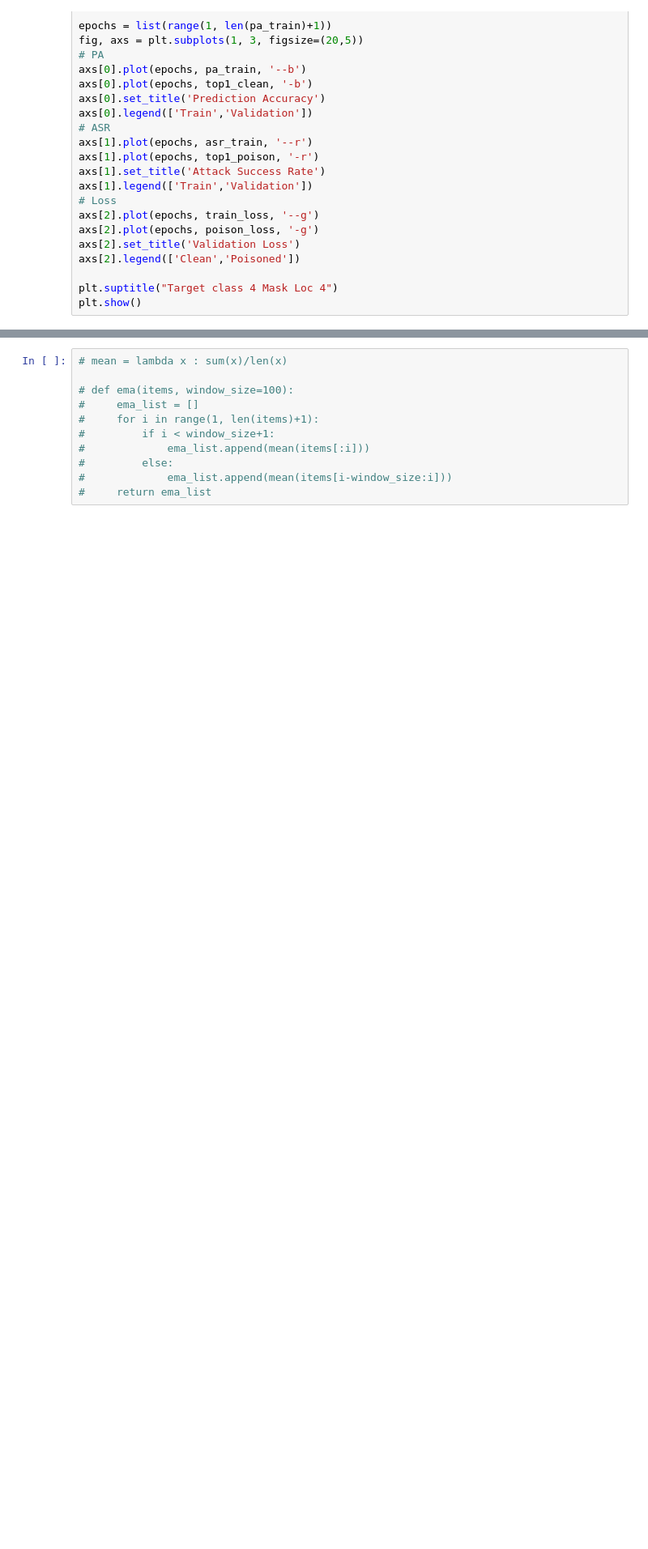
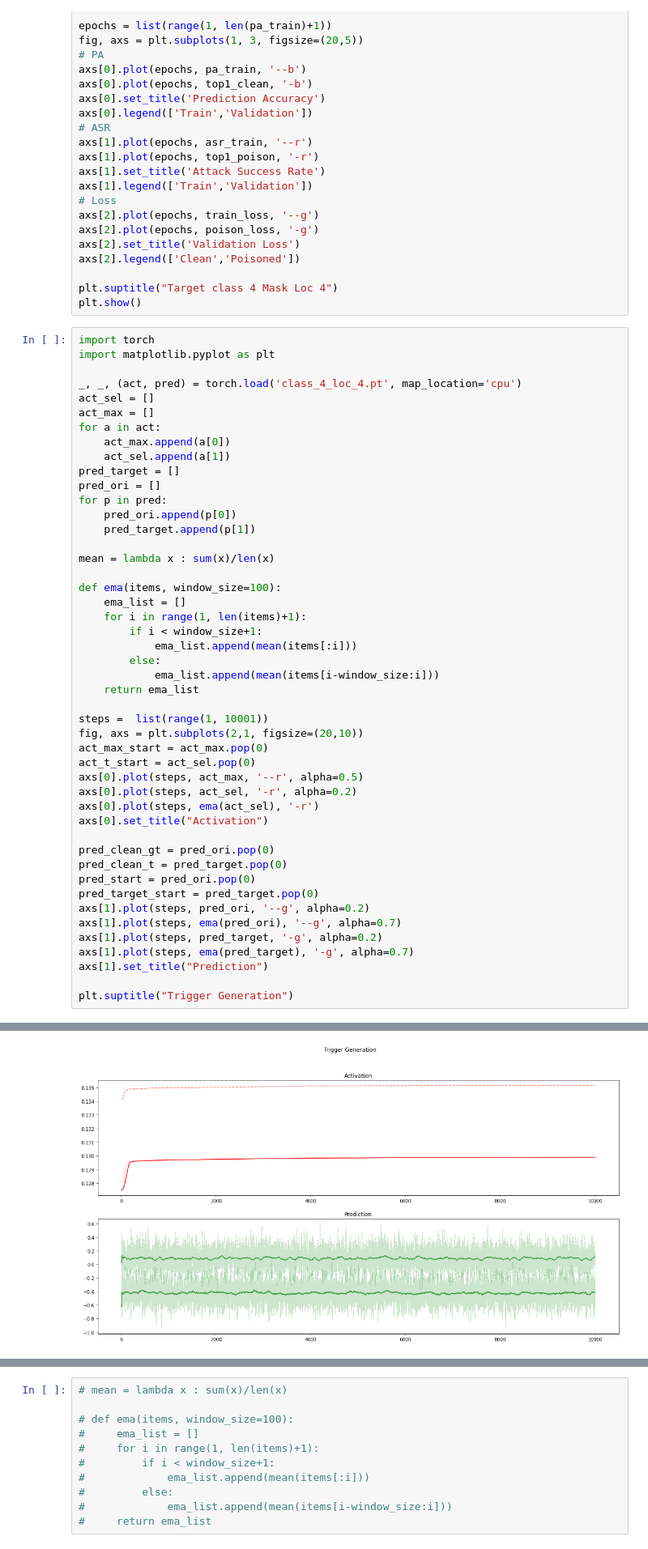
Before and after one commit to dhkim2810/RobNet, a Jupyter notebook: _test.ipynb, the cells around one changed output, grey strips where cells are left out. Shown at 81% size. Saved outputs shown, nothing was run; the diff lists cells and outputs as text; blank space fills up the shorter version.

Commit message:
plot_functions

```diff
--- a/_test.ipynb
+++ b/_test.ipynb
@@ -45,3 +45,51 @@ axs[2].legend(['Clean','Poisoned'])
 
 plt.suptitle("Target class 4 Mask Loc 4")
 plt.show()
+# %%
+import torch
+import matplotlib.pyplot as plt
+
+_, _, (act, pred) = torch.load('class_4_loc_4.pt', map_location='cpu')
+act_sel = []
+act_max = []
+for a in act:
+    act_max.append(a[0])
+    act_sel.append(a[1])
+pred_target = []
+pred_ori = []
+for p in pred:
+    pred_ori.append(p[0])
+    pred_target.append(p[1])
+
+mean = lambda x : sum(x)/len(x)
+
+def ema(items, window_size=100):
+    ema_list = []
+    for i in range(1, len(items)+1):
+        if i < window_size+1:
+            ema_list.append(mean(items[:i]))
+        else:
+            ema_list.append(mean(items[i-window_size:i]))
+    return ema_list
+
+steps =  list(range(1, 10001))
+fig, axs = plt.subplots(2,1, figsize=(20,10))
+act_max_start = act_max.pop(0)
+act_t_start = act_sel.pop(0)
+axs[0].plot(steps, act_max, '--r', alpha=0.5)
+axs[0].plot(steps, act_sel, '-r', alpha=0.2)
+axs[0].plot(steps, ema(act_sel), '-r')
+axs[0].set_title("Activation")
+
+pred_clean_gt = pred_ori.pop(0)
+pred_clean_t = pred_target.pop(0)
+pred_start = pred_ori.pop(0)
+pred_target_start = pred_target.pop(0)
+axs[1].plot(steps, pred_ori, '--g', alpha=0.2)
+axs[1].plot(steps, ema(pred_ori), '--g', alpha=0.7)
+axs[1].plot(steps, pred_target, '-g', alpha=0.2)
+axs[1].plot(steps, ema(pred_target), '-g', alpha=0.7)
+axs[1].set_title("Prediction")
+
+plt.suptitle("Trigger Generation")
+# %% [output]
@@ -48,3 +97,4 @@ plt.show()
+[figure, added]
 # %%
 # import matplotlib.pyplot as plt
 # import torch
```
Also changed, not shown: parts of 1 cell of this notebook.
